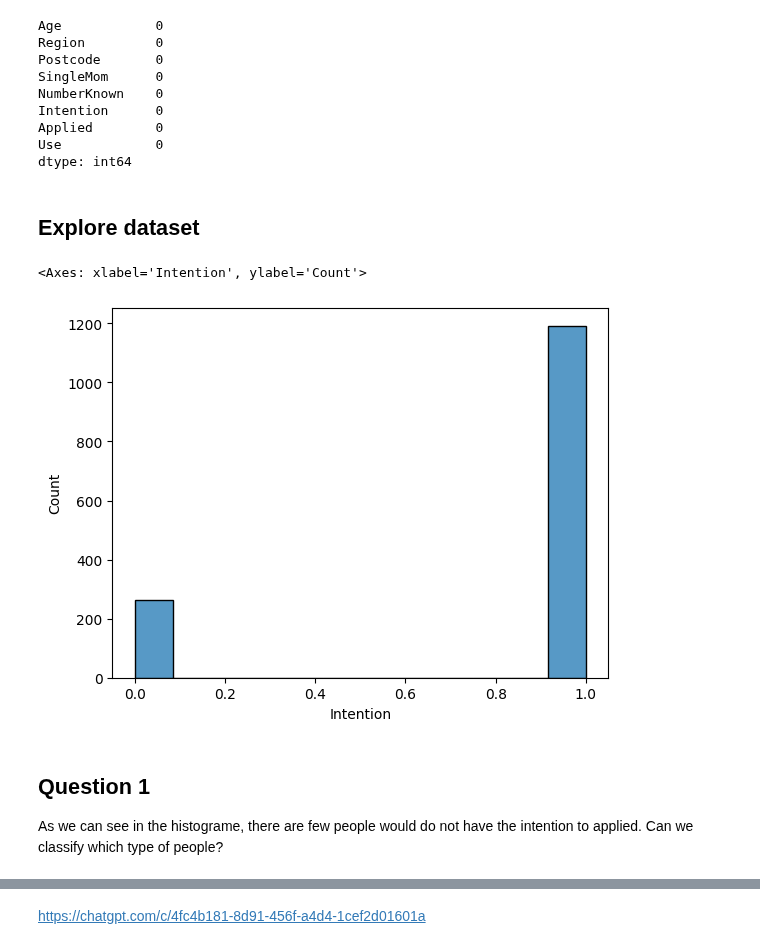
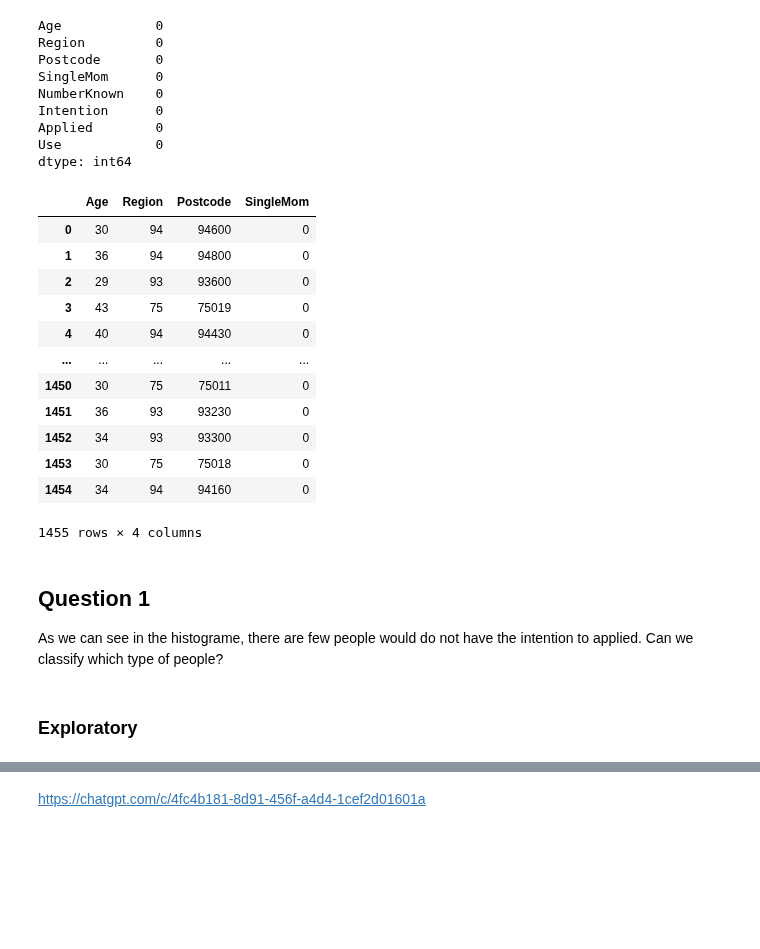
Before and after one commit to SylvainEstebe/predict_intention_action_gap, a Jupyter notebook: src/question_1.ipynb, the cells around one changed output, grey strips where cells are left out. Cells and saved outputs as stored; diff of their text form; code cells hidden in the pictures; blank space fills up the shorter version.

```diff
--- a/src/question_1.ipynb
+++ b/src/question_1.ipynb
@@ -87,19 +100,27 @@ Intention      0
 Applied        0
 Use            0
 dtype: int64
-# %% [markdown]
-## Explore dataset
-# %%
-# Histograme
-sns.histplot(df["Intention"])
-# Boxplot
-# Grouped by chart
-# %% [output]
-<Axes: xlabel='Intention', ylabel='Count'>
-[figure, removed]
+# %%
+df.iloc[:,:4]
+# %% [output]
+|  | Age | Region | Postcode | SingleMom |
+| 0 | 30 | 94 | 94600 | 0 |
+| 1 | 36 | 94 | 94800 | 0 |
+| 2 | 29 | 93 | 93600 | 0 |
+| 3 | 43 | 75 | 75019 | 0 |
+| 4 | 40 | 94 | 94430 | 0 |
+| ... | ... | ... | ... | ... |
+| 1450 | 30 | 75 | 75011 | 0 |
+| 1451 | 36 | 93 | 93230 | 0 |
+| 1452 | 34 | 93 | 93300 | 0 |
+| 1453 | 30 | 75 | 75018 | 0 |
+| 1454 | 34 | 94 | 94160 | 0 |
+1455 rows × 4 columns
 # %% [markdown]
 ## Question 1
 As we can see in the histograme, there are few people would do not have the intention to applied. Can we classify which type of people?
+# %% [markdown]
+### Exploratory
 # %%
 # exploration dataset
 
```
Also changed, not shown: parts of 40 cells of this notebook, 3 other files.
